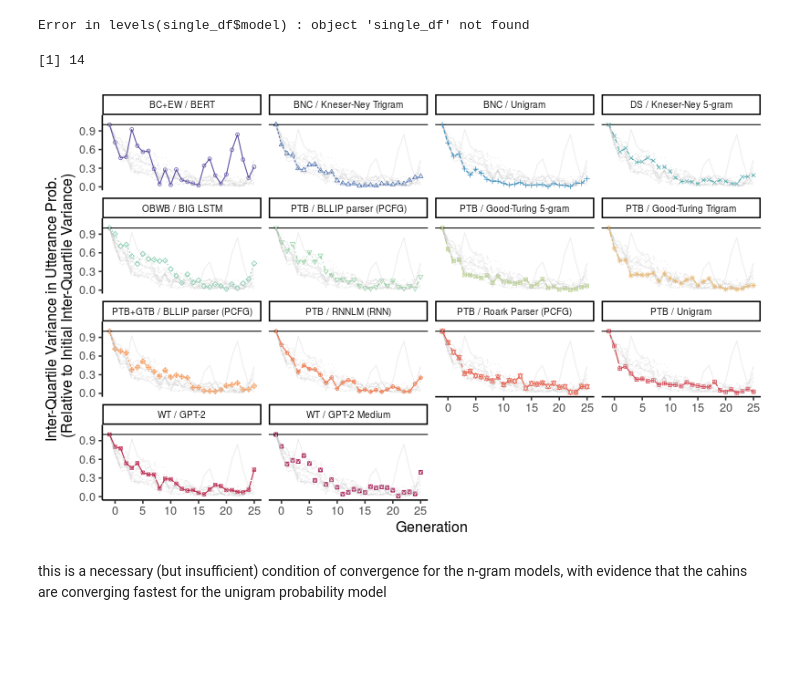
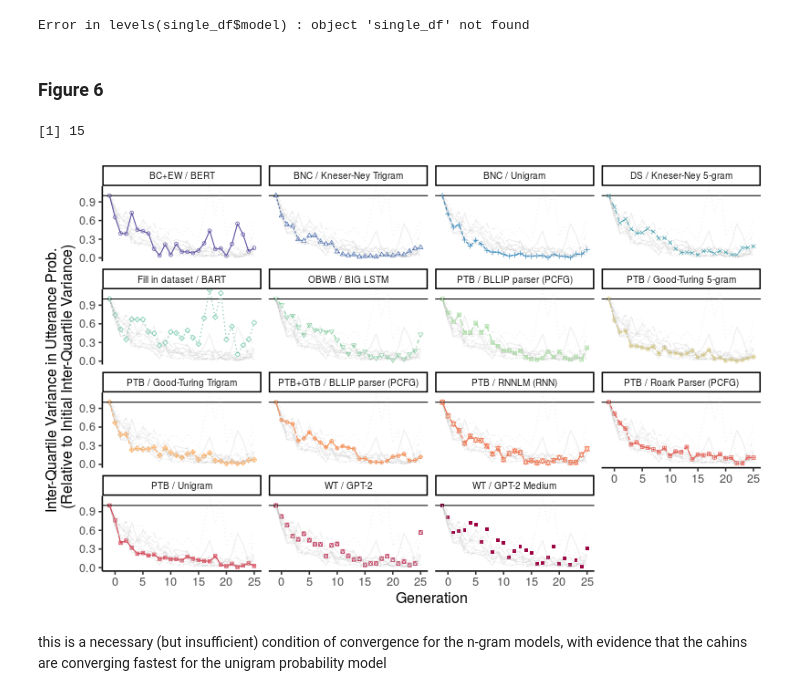
Before and after one commit to smeylan/telephone-analysis-public, a Jupyter notebook: Aggregate Chain Results Under LMs.ipynb, the cells around one changed output. Cells and saved outputs as stored; diff of their text form; code cells hidden in the pictures; blank space fills up the shorter version.

Commit message:
generated aggregate with BART

```diff
--- a/Aggregate Chain Results Under LMs.ipynb
+++ b/Aggregate Chain Results Under LMs.ipynb
@@ -147,7 +211,7 @@ language_model_measures = ['biglm_probability', u'WSJ_Roark_Negative.Log.Probabi
           u'BNC_KNN_unigramProb', u'BNC_KNN_trigramProb','kenlm_probability','bllip_probability',
         'bllip_wsj_probability', 'mikolov_wsj_probability','WSJ_gt_unigramProb'
         ,'WSJ_gt_trigramProb', 'WSJ_gt_5gramProb',
-                           'gpt2_normal_probability', 'gpt2_medium_probability', 'bert_probability',
+        'gpt2_normal_probability', 'gpt2_medium_probability', 'bert_probability', 'bart_probability'
 ]
 # %%
 # normalize all language model measures by the number of words
@@ -451,6 +516,8 @@ levels(single_df$model)
 # %% [output]
 R[write to console]: Error in levels(single_df$model) : object 'single_df' not found
 Error in levels(single_df$model) : object 'single_df' not found
+# %% [markdown]
+### Figure 6
 # %%
 def varianceReductionPlot(df, measureVars, graphTitle, maxGeneration=0):
     # make a plot that shows what happens to variance at each instance
@@ -488,36 +555,37 @@ def varianceReductionPlot(df, measureVars, graphTitle, maxGeneration=0):
         "bllip_probability" = "PTB+GTB / BLLIP parser (PCFG)", \
         "bllip_wsj_probability" = "PTB / BLLIP parser (PCFG)", \
         "mikolov_wsj_probability" = "PTB / RNNLM (RNN)", \
         "WSJ_gt_unigramProb" = "PTB / Unigram", \
         "WSJ_gt_trigramProb" = "PTB / Good-Turing Trigram", \
         "WSJ_gt_5gramProb" = "PTB / Good-Turing 5-gram", \
         "gpt2_normal_probability" = "WT / GPT-2", \
         "gpt2_medium_probability" = "WT / GPT-2 Medium", \
-        "bert_probability" = "BC+EW / BERT" ))
+        "bert_probability" = "BC+EW / BERT", \
+        "bart_probability" = "Fill in dataset / BART"))
     %R colorCount = length(levels(as.factor(single_df$model)))
     %R print(colorCount)
     %R ref_dfs = do.call('rbind', lapply(unique(single_df$model), function(model){ get_ref_df(model, single_df)}))
     %R p1 = ggplot(single_df)+ theme_classic(base_size = 16) + xlab('Generation') \
     + geom_point(aes(x=upstream_pointer,y=normalized_var, colour=model, shape=model))  \
     + scale_shape_manual(values=1:colorCount) \
     + ylab('Inter-Quartile Variance in Utterance Prob. \n (Relative to Initial Inter-Quartile Variance)') \
     + coord_cartesian(ylim=c(0,1.1)) \
     + geom_hline(yintercept=1)  \
     + geom_line(data=ref_dfs, aes(x=upstream_pointer,y=normalized_var, linetype=line_model),colour='gray', alpha=.25) \
     + geom_line(aes(x=upstream_pointer,y=normalized_var, colour=model, linetype=model)) \
     + guides(shape=guide_legend(title="Model"),colour=guide_legend(title="Model"),linetype=guide_legend(title="Model")) \
     + scale_color_manual(values = rev(colorRampPalette(brewer.pal(11,"Spectral")[c(c(1:4),c(8:11))])(colorCount))) \
     + facet_wrap(~model) \
     + theme(legend.position='none', strip.text.x = element_text(size = 10))
 
     %R ggsave('figures/modelConvergenceAssessment.pdf', plot=p1, height=6, width=12)
     %R  -w 800 -h 500 print(p1)
     return(single_df)
 
 single_df = varianceReductionPlot(all_runs, normalizedVars[::-1], '', maxGeneration=25)
 # %% [output]
-[1] 14
+[1] 15
-[figure, old version]
+[figure, new version]
 # %% [markdown]
 this is a necessary (but insufficient) condition of convergence for the n-gram models, with evidence that the cahins are converging fastest for the unigram probability model
 # %% [markdown]
```
Also changed, not shown: parts of 27 cells of this notebook, 8 other files.
